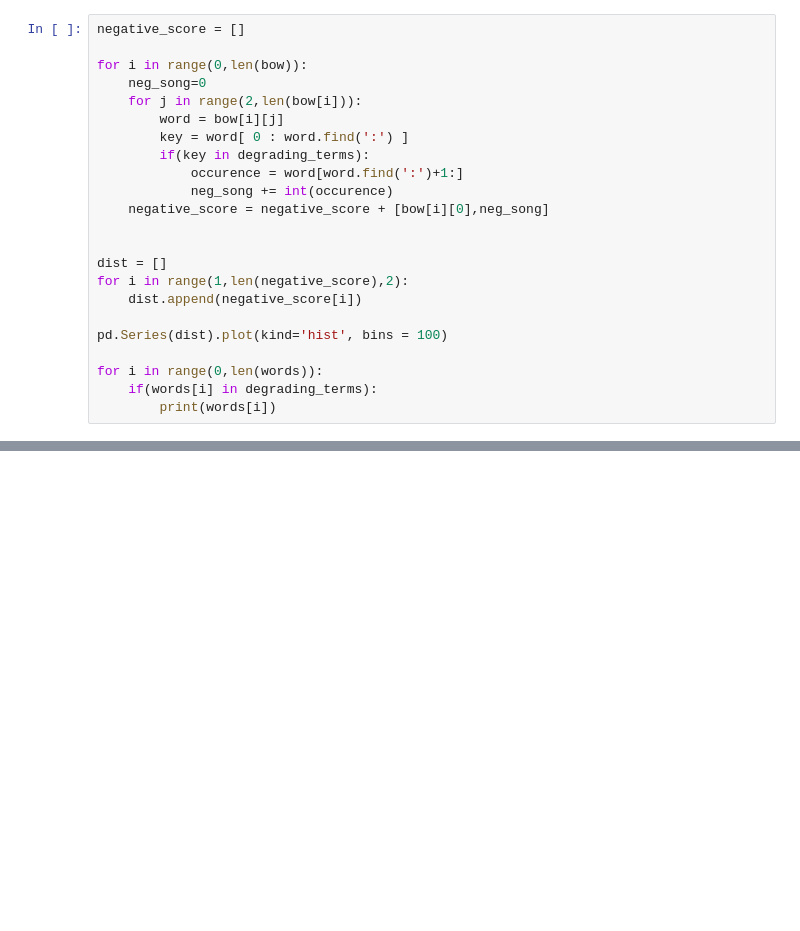
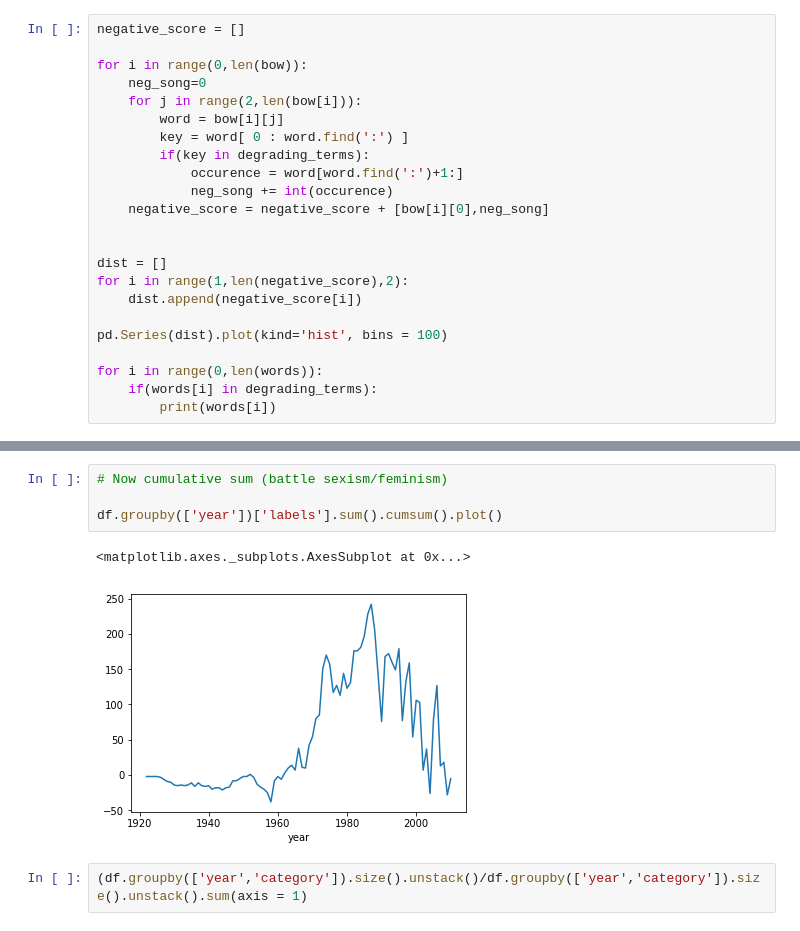
Before and after one commit to axnyang/CS401, a Jupyter notebook: arthur_msd_project.ipynb, the cells around one changed output, grey strips where cells are left out. Drawn from its saved outputs; the diff is of its cells as text; blank space fills up the shorter version.

```diff
--- a/arthur_msd_project.ipynb
+++ b/arthur_msd_project.ipynb
@@ -1004,0 +1049,9 @@ for i in range(0,len(words)):
+# %%
+# Now cumulative sum (battle sexism/feminism)
+
+df.groupby(['year'])['labels'].sum().cumsum().plot()
+# %% [output]
+<matplotlib.axes._subplots.AxesSubplot at 0x...>
+[figure, added]
+# %%
+(df.groupby(['year','category']).size().unstack()/df.groupby(['year','category']).size().unstack().sum(axis = 1)
```
Also changed, not shown: parts of 10 cells of this notebook.
